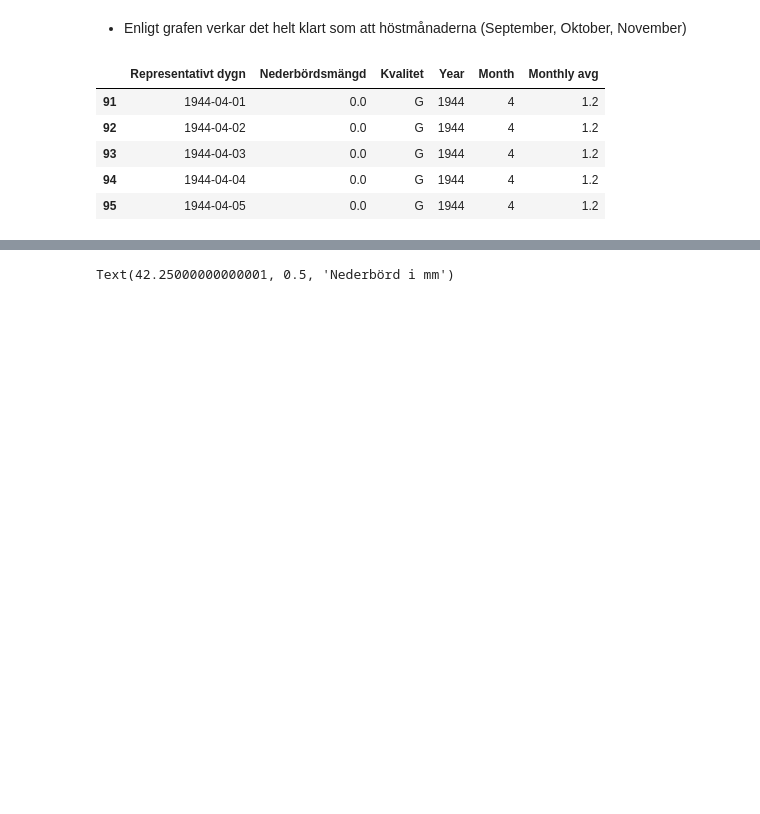
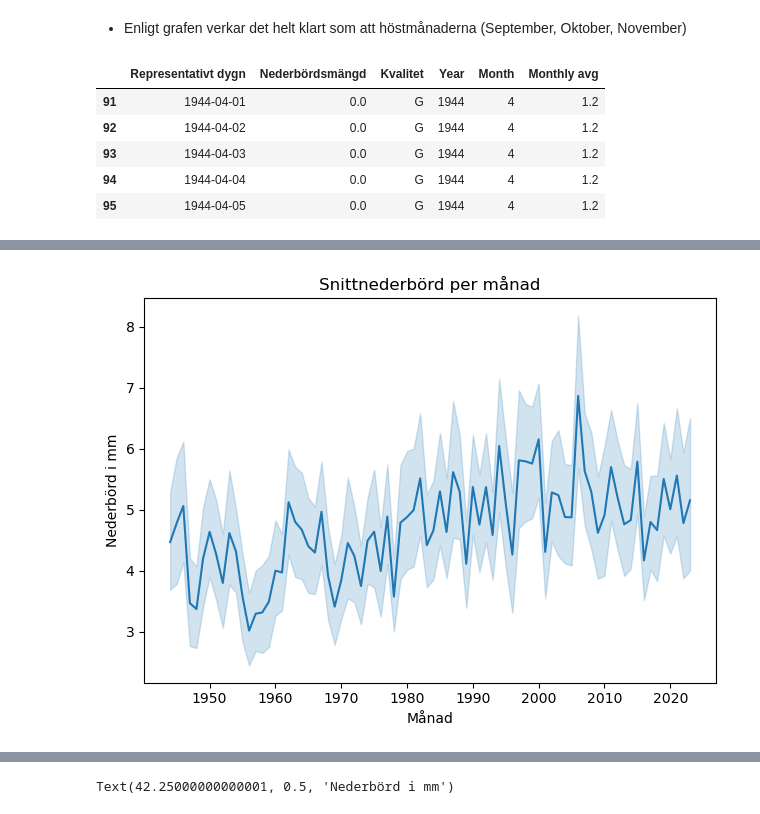
Before and after one commit to msteele919/projectwork, a Jupyter notebook: Kristoffer/plotting.ipynb, the cells around one changed output, grey strips where cells are left out. Cells and saved outputs as stored; diff of their text form; code cells hidden in the pictures; blank space fills up the shorter version.

```diff
--- a/Kristoffer/plotting.ipynb
+++ b/Kristoffer/plotting.ipynb
@@ -148,3 +146,13 @@ aprilregn.head()
 | 93 | 1944-04-03 | 0.0 | G | 1944 | 4 | 1.2 |
 | 94 | 1944-04-04 | 0.0 | G | 1944 | 4 | 1.2 |
 | 95 | 1944-04-05 | 0.0 | G | 1944 | 4 | 1.2 |
+# %%
+def categorize_value(value):
+    if value < 0.1:
+        return 'Inget regn'
+    elif value >= 0.1 and value <0.5:
+        return 'Lätt regn'
+    elif value >=0.5 and value <4:
+        return 'Måttligt regn'
+    else:
+        return 'Kraftigt regn'
@@ -151 +181,10 @@ aprilregn.head()
+# %%
+sns.lineplot(x = precip2['Year'], y = precip2['Nederbördsmängd'], data = precip2)
+plt.title('Snittnederbörd per månad')
+plt.xlabel('Månad')
+plt.ylabel('Nederbörd i mm')
+# plt.xticks(ticks=[1, 2, 3, 4, 5, 6, 7, 8, 9, 10, 11, 12], labels=['Jan', 'Feb', 'Mar', 'Apr', 'Maj', 'Jun', 'Jul', 'Aug', 'Sep', 'Okt', 'Nov', 'Dec'])
+plt.tight_layout()
+# %% [output]
+[figure, added]
 # %%
```
Also changed, not shown: parts of 19 cells of this notebook, 1 other file.
